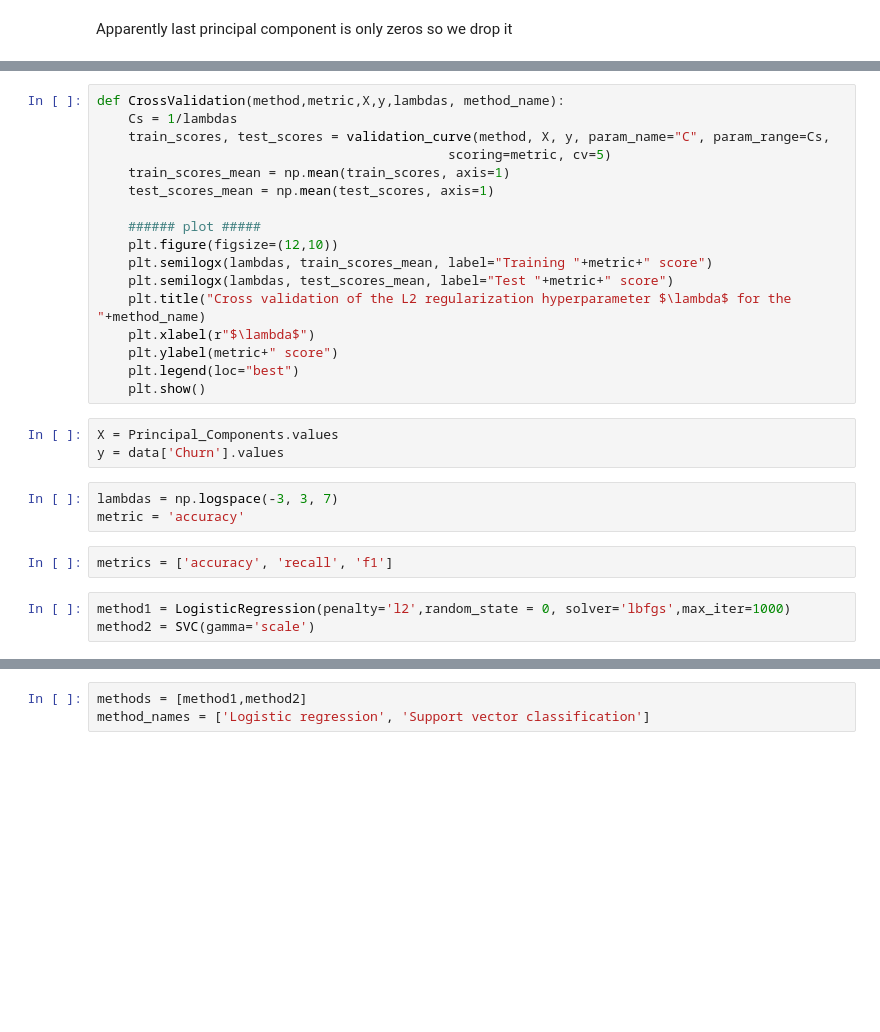
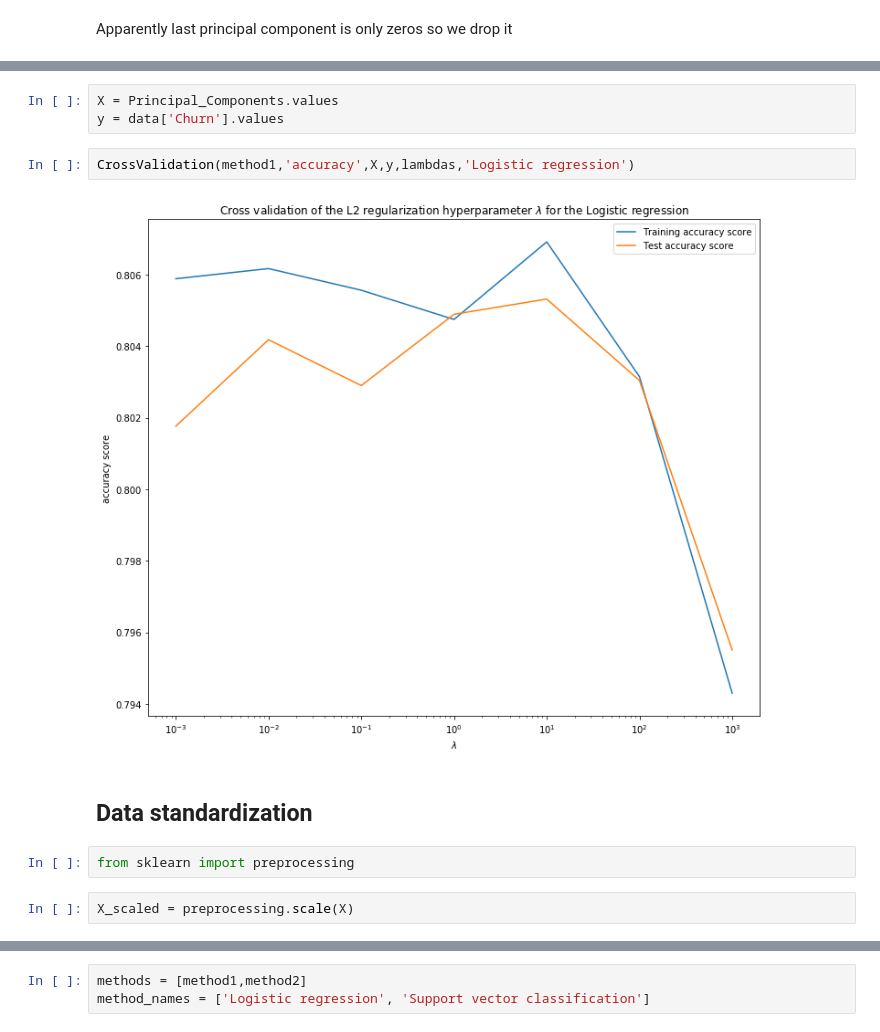
Before and after one commit to AntMarchal/DataScienceInPractice, a Jupyter notebook: PS2/PS2_Ant.ipynb, the cells around one changed output, grey strips where cells are left out. Cells and saved outputs as stored; diff of their text form; blank space fills up the shorter version.

```diff
--- a/PS2/PS2_Ant.ipynb
+++ b/PS2/PS2_Ant.ipynb
@@ -91,28 +142,13 @@ from sklearn.svm import SVC
-# %%
-def CrossValidation(method,metric,X,y,lambdas, method_name):
-    Cs = 1/lambdas
-    train_scores, test_scores = validation_curve(method, X, y, param_name="C", param_range=Cs,
-                                             scoring=metric, cv=5)
-    train_scores_mean = np.mean(train_scores, axis=1)
-    test_scores_mean = np.mean(test_scores, axis=1)
-
-    ###### plot #####
-    plt.figure(figsize=(12,10))
-    plt.semilogx(lambdas, train_scores_mean, label="Training "+metric+" score")
-    plt.semilogx(lambdas, test_scores_mean, label="Test "+metric+" score")
-    plt.title("Cross validation of the L2 regularization hyperparameter $\lambda$ for the "+method_name)
-    plt.xlabel(r"$\lambda$")
-    plt.ylabel(metric+" score")
-    plt.legend(loc="best")
-    plt.show()
 # %%
 X = Principal_Components.values
 y = data['Churn'].values
-# %%
-lambdas = np.logspace(-3, 3, 7)
-metric = 'accuracy'
-# %%
-metrics = ['accuracy', 'recall', 'f1']
-# %%
-method1 = LogisticRegression(penalty='l2',random_state = 0, solver='lbfgs',max_iter=1000)
-method2 = SVC(gamma='scale')
+# %%
+CrossValidation(method1,'accuracy',X,y,lambdas,'Logistic regression')
+# %% [output]
+[figure, added]
+# %% [markdown]
+## Data standardization
+# %%
+from sklearn import preprocessing
+# %%
+X_scaled = preprocessing.scale(X)
```
Also changed, not shown: parts of 28 cells of this notebook.
